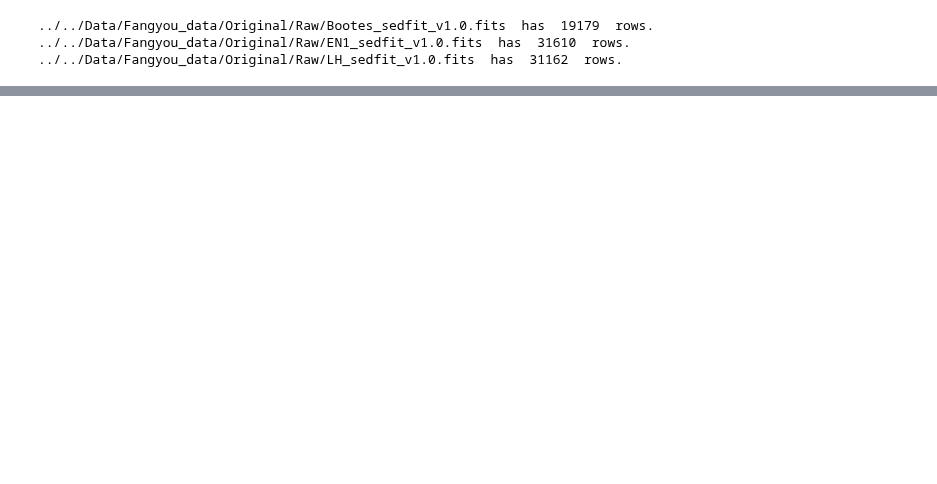
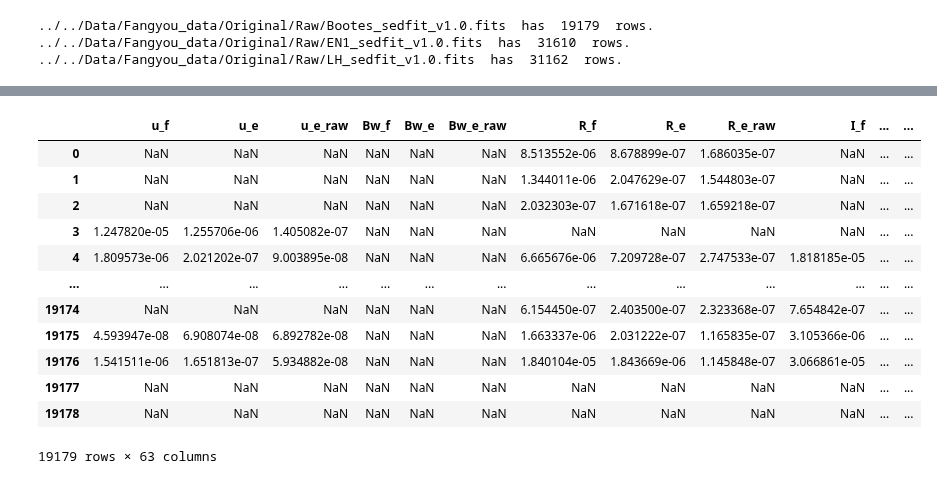
Before and after one commit to jespertjee/LOFAR_ML, a Jupyter notebook: General/Fangyou/Data_Analysis.ipynb, the cells around one changed output, grey strips where cells are left out. Saved outputs shown, nothing was run; the diff lists cells and outputs as text; code cells hidden in the pictures; blank space fills up the shorter version.

```diff
--- a/General/Fangyou/Data_Analysis.ipynb
+++ b/General/Fangyou/Data_Analysis.ipynb
@@ -53,0 +161,16 @@ SPIRE_500_e_raw       718
+# %%
+data[0].iloc[:, 15:]
+# %% [output]
+|  | u_f | u_e | u_e_raw | Bw_f | Bw_e | Bw_e_raw | R_f | R_e | R_e_raw | I_f | ... | ... |
+| 0 | NaN | NaN | NaN | NaN | NaN | NaN | 8.513552e-06 | 8.678899e-07 | 1.686035e-07 | NaN | ... | ... |
+| 1 | NaN | NaN | NaN | NaN | NaN | NaN | 1.344011e-06 | 2.047629e-07 | 1.544803e-07 | NaN | ... | ... |
+| 2 | NaN | NaN | NaN | NaN | NaN | NaN | 2.032303e-07 | 1.671618e-07 | 1.659218e-07 | NaN | ... | ... |
+| 3 | 1.247820e-05 | 1.255706e-06 | 1.405082e-07 | NaN | NaN | NaN | NaN | NaN | NaN | NaN | ... | ... |
+| 4 | 1.809573e-06 | 2.021202e-07 | 9.003895e-08 | NaN | NaN | NaN | 6.665676e-06 | 7.209728e-07 | 2.747533e-07 | 1.818185e-05 | ... | ... |
+| ... | ... | ... | ... | ... | ... | ... | ... | ... | ... | ... | ... | ... |
+| 19174 | NaN | NaN | NaN | NaN | NaN | NaN | 6.154450e-07 | 2.403500e-07 | 2.323368e-07 | 7.654842e-07 | ... | ... |
+| 19175 | 4.593947e-08 | 6.908074e-08 | 6.892782e-08 | NaN | NaN | NaN | 1.663337e-06 | 2.031222e-07 | 1.165835e-07 | 3.105366e-06 | ... | ... |
+| 19176 | 1.541511e-06 | 1.651813e-07 | 5.934882e-08 | NaN | NaN | NaN | 1.840104e-05 | 1.843669e-06 | 1.145848e-07 | 3.066861e-05 | ... | ... |
+| 19177 | NaN | NaN | NaN | NaN | NaN | NaN | NaN | NaN | NaN | NaN | ... | ... |
+| 19178 | NaN | NaN | NaN | NaN | NaN | NaN | NaN | NaN | NaN | NaN | ... | ... |
+19179 rows × 63 columns
```
Also changed, not shown: parts of 11 cells of this notebook, 2 other files.
